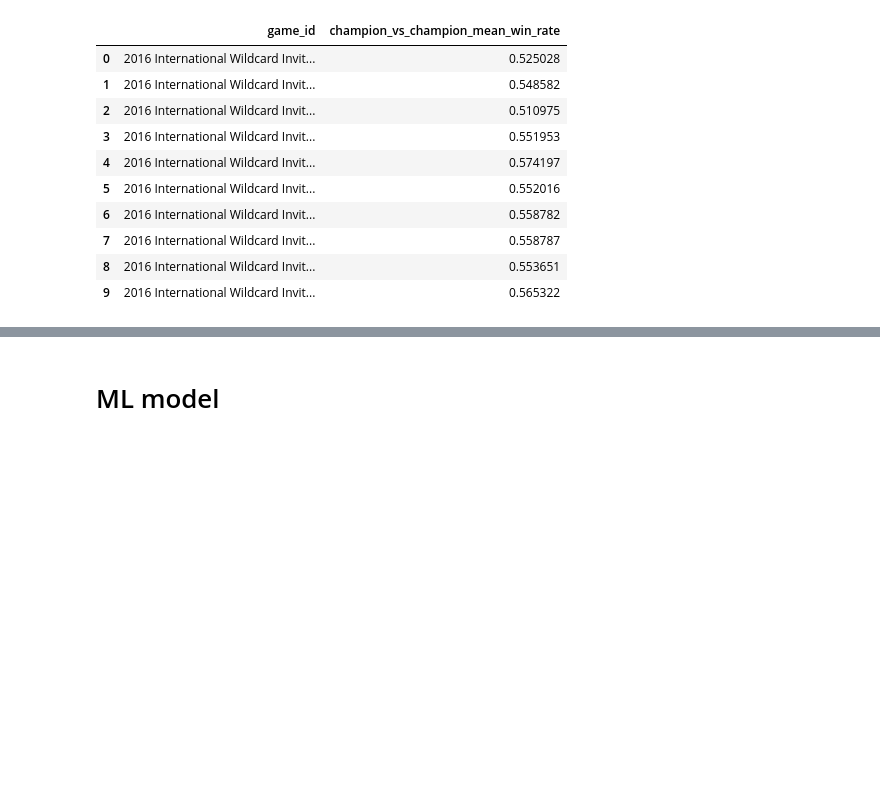
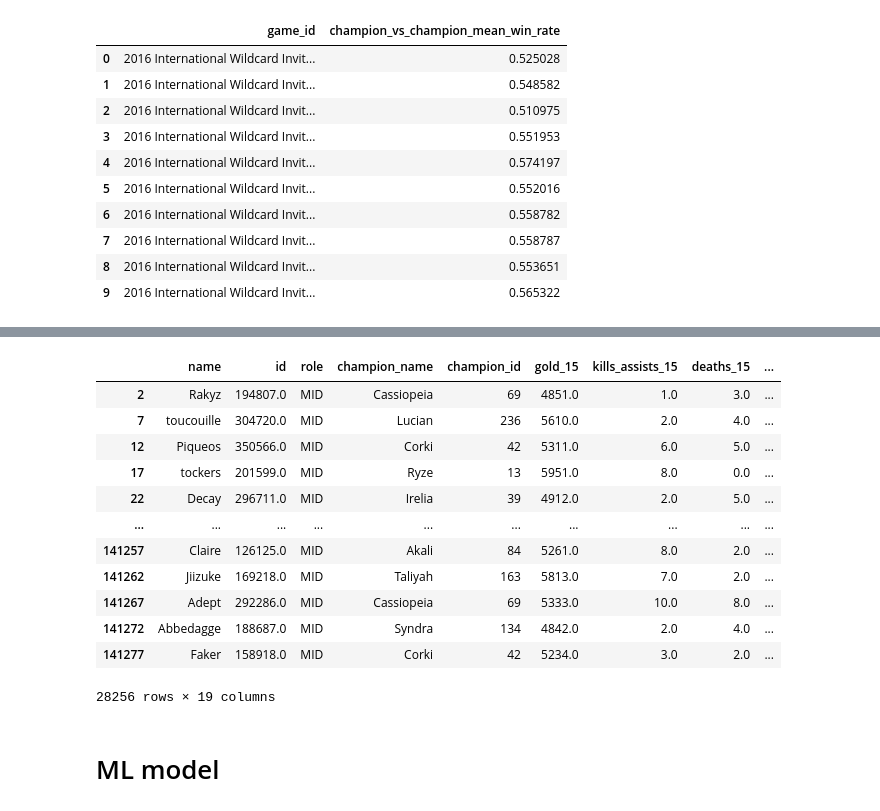
Before and after one commit to stephanyvargas/LoL_winner_predictor, a Jupyter notebook: notebooks/feature_engineer_Stephy.ipynb, the cells around one changed output, grey strips where cells are left out. Drawn from its saved outputs; the diff is of its cells as text; code cells hidden in the pictures; blank space fills up the shorter version.

```diff
--- a/notebooks/feature_engineer_Stephy.ipynb
+++ b/notebooks/feature_engineer_Stephy.ipynb
@@ -270,3 +312,19 @@ df_BLUE_mean_win_rate.head(10)
+# %%
+df_BLUE[df_BLUE.role == 'MID']
+# %% [output]
+|  | name | id | role | champion_name | champion_id | gold_15 | kills_assists_15 | deaths_15 | ... |
+| 2 | Rakyz | 194807.0 | MID | Cassiopeia | 69 | 4851.0 | 1.0 | 3.0 | ... |
+| 7 | toucouille | 304720.0 | MID | Lucian | 236 | 5610.0 | 2.0 | 4.0 | ... |
+| 12 | Piqueos | 350566.0 | MID | Corki | 42 | 5311.0 | 6.0 | 5.0 | ... |
+| 17 | tockers | 201599.0 | MID | Ryze | 13 | 5951.0 | 8.0 | 0.0 | ... |
+| 22 | Decay | 296711.0 | MID | Irelia | 39 | 4912.0 | 2.0 | 5.0 | ... |
+| ... | ... | ... | ... | ... | ... | ... | ... | ... | ... |
+| 141257 | Claire | 126125.0 | MID | Akali | 84 | 5261.0 | 8.0 | 2.0 | ... |
+| 141262 | Jiizuke | 169218.0 | MID | Taliyah | 163 | 5813.0 | 7.0 | 2.0 | ... |
+| 141267 | Adept | 292286.0 | MID | Cassiopeia | 69 | 5333.0 | 10.0 | 8.0 | ... |
+| 141272 | Abbedagge | 188687.0 | MID | Syndra | 134 | 4842.0 | 2.0 | 4.0 | ... |
+| 141277 | Faker | 158918.0 | MID | Corki | 42 | 5234.0 | 3.0 | 2.0 | ... |
+28256 rows × 19 columns
 # %% [markdown]
 # ML model
 # %%
```
Also changed, not shown: parts of 9 cells of this notebook.
